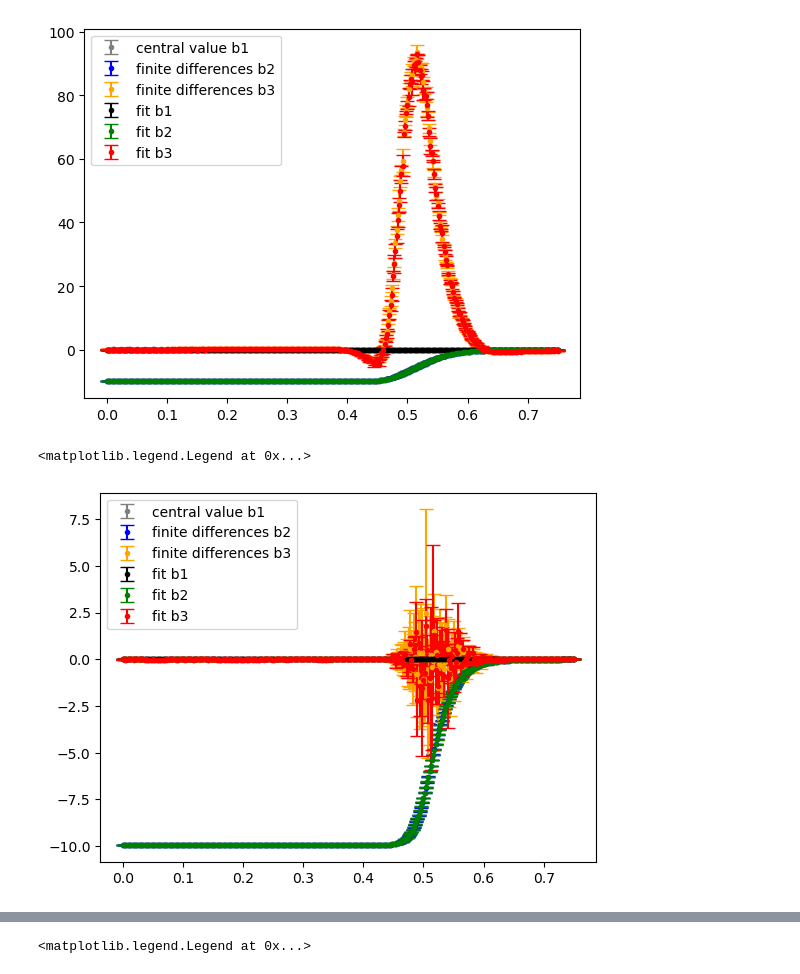
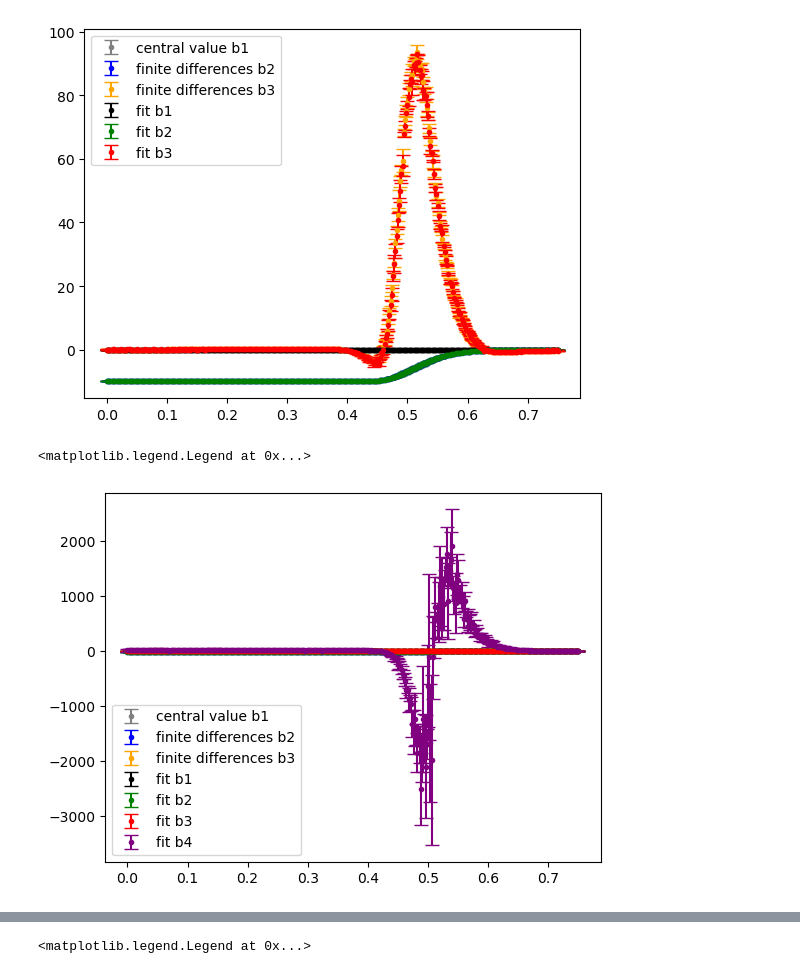
Before and after one commit to xsuite/bpmeth, a Jupyter notebook: fieldmaps/quadrupole_toymodels/fit_fieldmap.ipynb, the cells around one changed output, grey strips where cells are left out. Drawn from its saved outputs; the diff is of its cells as text; code cells hidden in the pictures.

```diff
--- a/fieldmaps/quadrupole_toymodels/fit_fieldmap.ipynb
+++ b/fieldmaps/quadrupole_toymodels/fit_fieldmap.ipynb
@@ -33,12 +37,13 @@ ax.legend()
 # %%
 fig, ax = plt.subplots()
 ax.errorbar(np.unique(quad.src['z']), [quad.get_b1(z)[0] for z in np.unique(quad.src['z'])], yerr=[quad.get_b1(z)[1] for z in np.unique(quad.src['z'])], label='central value b1', color='gray', marker='.', ls='', capsize=5)
 ax.errorbar(np.unique(quad.src['z']), [quad.get_b2(z)[0] for z in np.unique(quad.src['z']) ], yerr=[ quad.get_b2(z)[1] for z in np.unique(quad.src['z']) ], label='finite differences b2', ls='', marker='.', color='blue', capsize=5)
 ax.errorbar(np.unique(quad.src['z']), [quad.get_b3(z)[0] for z in np.unique(quad.src['z']) ], yerr=[ quad.get_b3(z)[1] for z in np.unique(quad.src['z']) ], label='finite differences b3', ls='', marker='.', color='orange', capsize=5)
 ax.errorbar(np.unique(quad.src['z']), quad.z_multipoles(3, xmax=0.025)[1][:,0], yerr=quad.z_multipoles(3, xmax=0.025)[2][:,0], label='fit b1', color='black', marker='.', ls='', capsize=5)
 ax.errorbar(np.unique(quad.src['z']), quad.z_multipoles(3, xmax=0.025)[1][:,1], yerr=quad.z_multipoles(3, xmax=0.025)[2][:,1], label='fit b2', color='green', marker='.', ls='', capsize=5)
 ax.errorbar(np.unique(quad.src['z']), quad.z_multipoles(3, xmax=0.025)[1][:,2], yerr=quad.z_multipoles(3, xmax=0.025)[2][:,2], label='fit b3', color='red', marker='.', ls='', capsize=5)
+ax.errorbar(np.unique(quad.src['z']), quad.z_multipoles(3, xmax=0.025)[1][:,3], yerr=quad.z_multipoles(3, xmax=0.025)[2][:,3], label='fit b4', color='purple', marker='.', ls='', capsize=5)
 ax.legend()
 # %% [output]
 <matplotlib.legend.Legend at 0x...>
-[figure, old version]
+[figure, new version]
```
Also changed, not shown: parts of 2 cells of this notebook.
